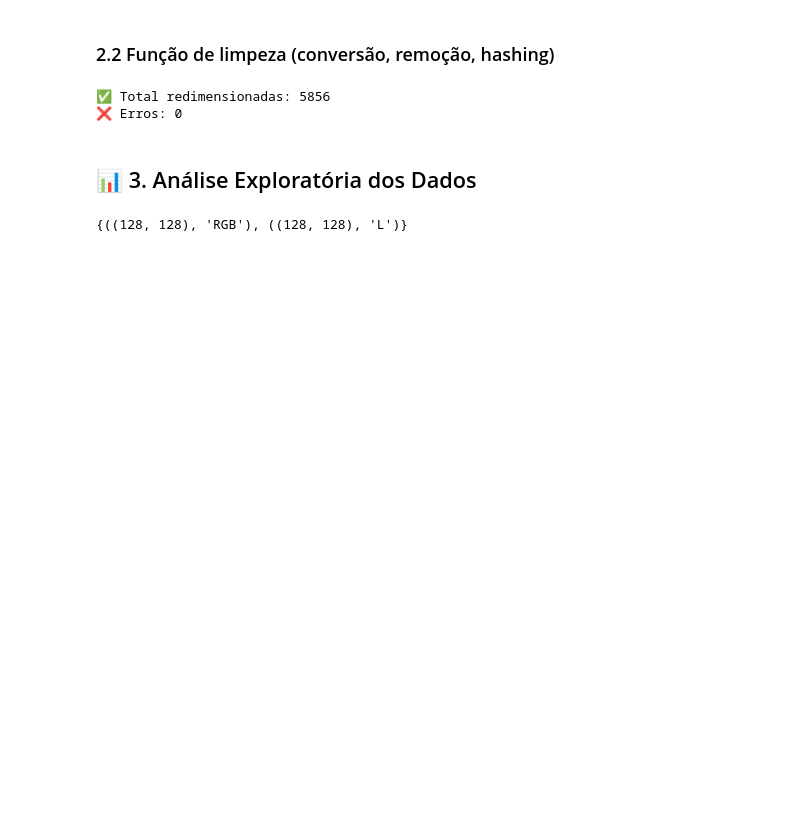
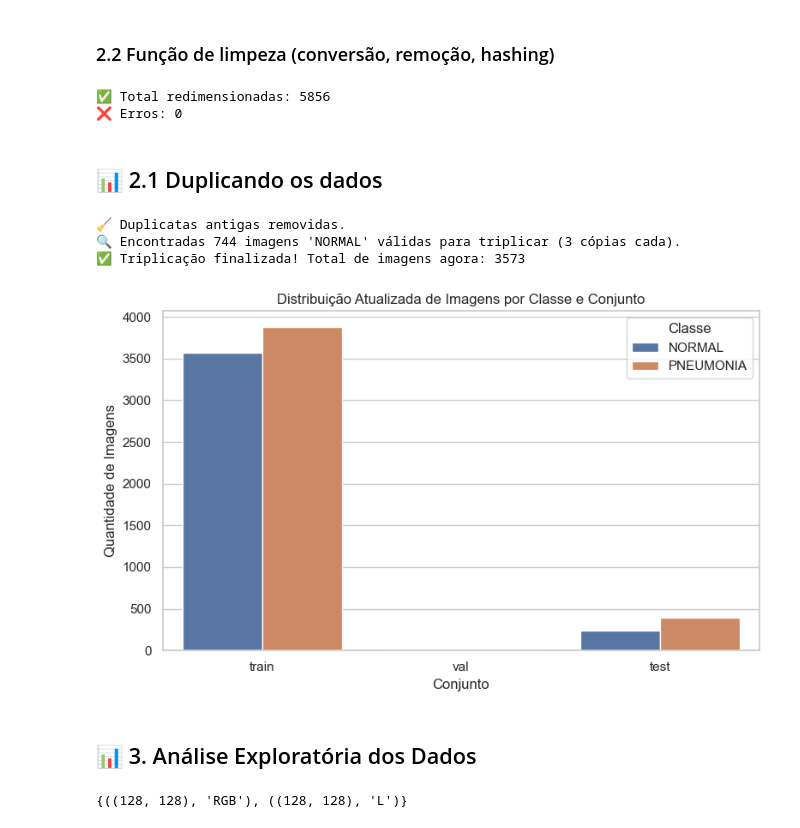
Before and after one commit to brumelido/LSTM_pneumonia_xray, a Jupyter notebook: LSTM_pneumonia_xray_(1) (1).ipynb, the cells around one changed output. Drawn from its saved outputs; the diff is of its cells as text; code cells hidden in the pictures; blank space fills up the shorter version.

```diff
--- a/LSTM_pneumonia_xray_(1) (1).ipynb
+++ b/LSTM_pneumonia_xray_(1) (1).ipynb
@@ -224,6 +270,58 @@ redimensionar_imagens(base_dir, target_size=(128, 128))
 # %% [output]
 ✅ Total redimensionadas: 5856
 ❌ Erros: 0
+# %% [markdown]
+## 📊 2.1 Duplicando os dados
+# %%
+import os
+import shutil
+
+def triplicar_744_validas_com_3_copias(base_dir):
+    normal_dir = os.path.join(base_dir, 'train', 'NORMAL')
+
+    # Remove duplicatas anteriores
+    for arquivo in os.listdir(normal_dir):
+        if arquivo.startswith("dup_"):
+            os.remove(os.path.join(normal_dir, arquivo))
+    print("🧹 Duplicatas antigas removidas.")
+
+    # Filtra as 744 imagens válidas (com "normal" no nome)
+    imagens_validas = [
+        f for f in os.listdir(normal_dir)
+        if not f.startswith('dup_') and 'normal' in f.lower() and f.lower().endswith(('jpg', 'jpeg', 'png'))
+    ]
+
+    print(f"🔍 Encontradas {len(imagens_validas)} imagens 'NORMAL' válidas para triplicar (3 cópias cada).")
+
+    # Cria 3 duplicações por imagem válida
+    for i, img in enumerate(imagens_validas):
+        origem = os.path.join(normal_dir, img)
+        for j in range(3):  # 3 cópias
+            destino = os.path.join(normal_dir, f"dup{j}_{i}_{img}")
+            shutil.copy(origem, destino)
+
+    total = len(os.listdir(normal_dir))
+    print(f"✅ Triplicação finalizada! Total de imagens agora: {total}")
+triplicar_744_validas_com_3_copias(base_dir)
+# %% [output]
+🧹 Duplicatas antigas removidas.
+🔍 Encontradas 744 imagens 'NORMAL' válidas para triplicar (3 cópias cada).
+✅ Triplicação finalizada! Total de imagens agora: 3573
+# %%
+# 🔄 Atualiza a contagem de imagens após a duplicação
+df_contagem_atualizada = contar_imagens(base_dir)
+
+# 📈 Visualização da nova distribuição
+plt.figure(figsize=(8, 5))
+sns.barplot(data=df_contagem_atualizada, x='Conjunto', y='Total', hue='Classe')
+plt.title('Distribuição Atualizada de Imagens por Classe e Conjunto')
+plt.ylabel('Quantidade de Imagens')
+plt.xlabel('Conjunto')
+plt.legend(title='Classe')
+plt.tight_layout()
+plt.show()
+# %% [output]
+[figure, added]
 # %% [markdown]
 ## 📊 3. Análise Exploratória dos Dados
 # %%
```
Also changed, not shown: parts of 26 cells of this notebook.
